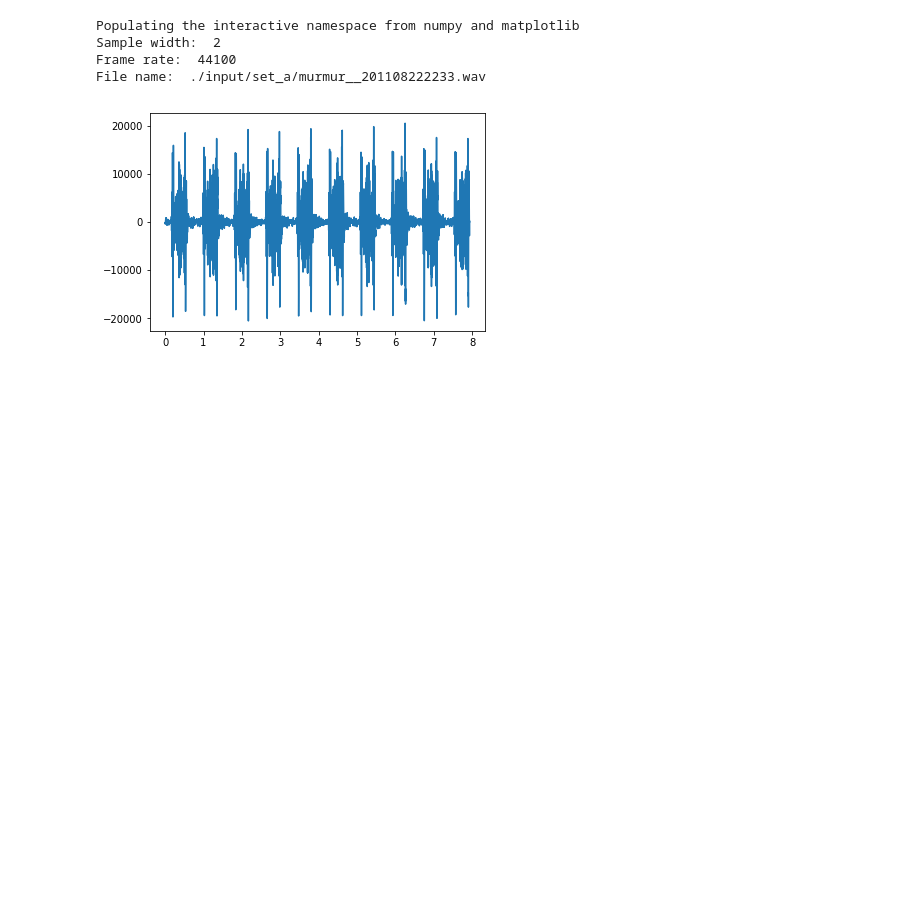
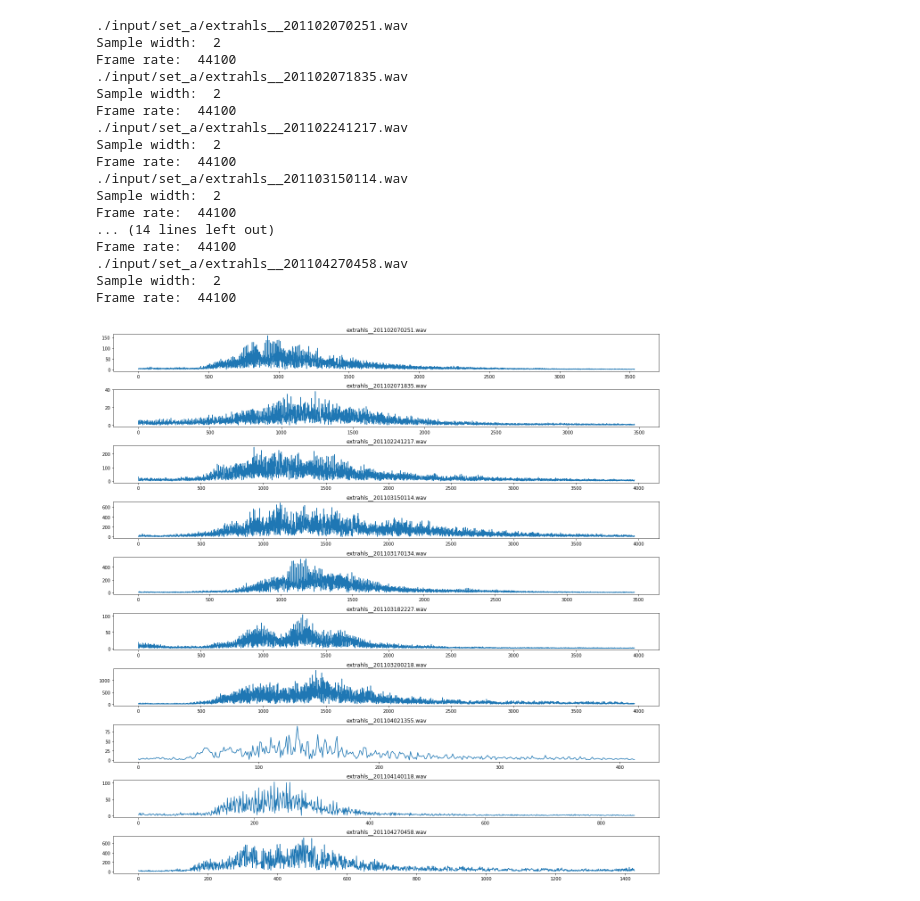
Before and after one commit to ejoonie/heart_sound, a Jupyter notebook: heardbeat_graph.ipynb, the cells around one changed output. Saved outputs shown, nothing was run; the diff lists cells and outputs as text; code cells hidden in the pictures; blank space fills up the shorter version.

```diff
--- a/heardbeat_graph.ipynb
+++ b/heardbeat_graph.ipynb
@@ -2,43 +2,89 @@
 import os
 import wave
 import struct
-from pylab import plot
-%pylab inline
+from matplotlib import pyplot as plt
+import scipy.fftpack
+import numpy as np
+%matplotlib inline
 
-NORMAL_FILE = './input/set_a/normal__201101070538.wav'
-MURMUR_FILE = './input/set_a/murmur__201108222233.wav'
 DIR_A = './input/set_a/'
 
-def graph_normal(filename):
+def get_xy_normal(filename):
     f = wave.open(filename)
+
+    print(filename)
 
     # read frames
     frames = f.readframes(-1)
 
     # checking the sample width
     print('Sample width: ', f.getsampwidth())
 
     # samples - unpack byte
     samples = struct.unpack('h' * f.getnframes(), frames)
 
     # frame rates
     framerate = f.getframerate()
     print('Frame rate: ', framerate)
 
     # timing information??
     t = [float(i)/framerate for i in range(len(samples))]
 
     # plotting
-    plot(t, samples)
-    print('File name: ', filename)
+#     plt.plot(t, samples)
+
+    return t, samples
+
+def get_xy_fft(filename):
+    x, y = get_xy_normal(filename)
+    # number of sample points
+    N = len(x)
+
+    # interval
+    T = x[1] - x[0]
+
+    # fft
+    yf = scipy.fftpack.fft([v / (2.0**15) for v in y])
+
+    xf = np.arange(N / 100)
+
+    return xf, np.abs(yf[0:len(xf)])
+
 
 
 if __name__ == '__main__':
 #     graph_normal(NORMAL_FILE)
-    graph_normal(MURMUR_FILE)
+
+    total = 10 #len(os.listdir(DIR_A))
+    start = 100
+    end = start + total
+    fig = plt.figure(figsize=(20, total * 2)) # 20 inches width, 2 inches height per graph
+
+    for num, filename in enumerate(os.listdir(DIR_A)[start:end]):
+#         x, y = get_xy_normal(os.path.join(DIR_A, filename))
+        x, y = get_xy_fft(os.path.join(DIR_A, filename))
+        plt.subplot(total, 1, num + 1)
+        plt.plot(x, y)
+        plt.title(filename)
+
+    plt.subplots_adjust(top=0.92, bottom=0.08, left=0.10, right=0.95, hspace=0.5, wspace=0.35)
+    plt.show()
 # %% [output]
-Populating the interactive namespace from numpy and matplotlib
+./input/set_a/extrahls__201102070251.wav
 Sample width:  2
 Frame rate:  44100
-File name:  ./input/set_a/murmur__201108222233.wav
+./input/set_a/extrahls__201102071835.wav
+Sample width:  2
+Frame rate:  44100
+./input/set_a/extrahls__201102241217.wav
+Sample width:  2
+Frame rate:  44100
+./input/set_a/extrahls__201103150114.wav
+Sample width:  2
+Frame rate:  44100
+... (14 lines left out)
+Frame rate:  44100
+./input/set_a/extrahls__201104270458.wav
+Sample width:  2
+Frame rate:  44100
-[figure, old version]
+[figure, new version]
```
Also changed, not shown: 1 other file.
